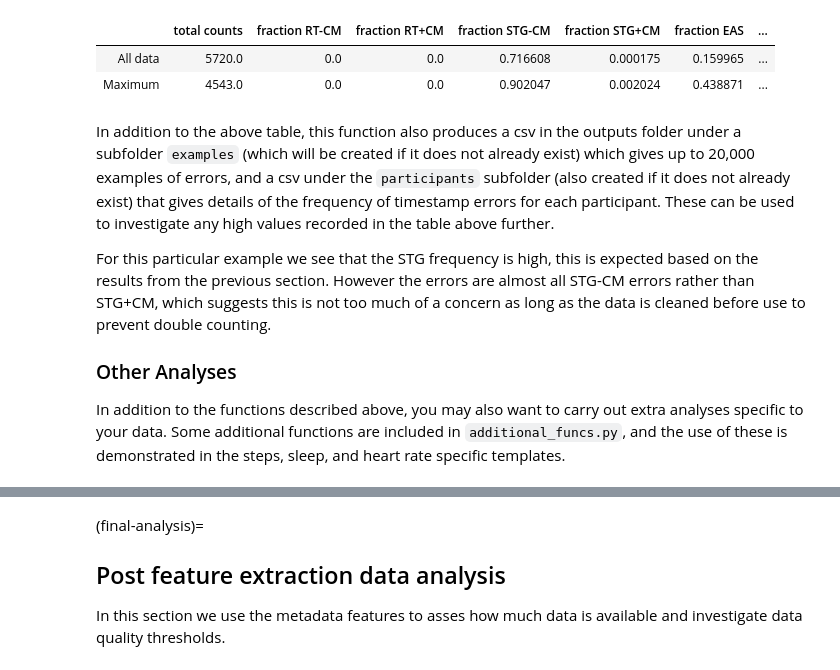
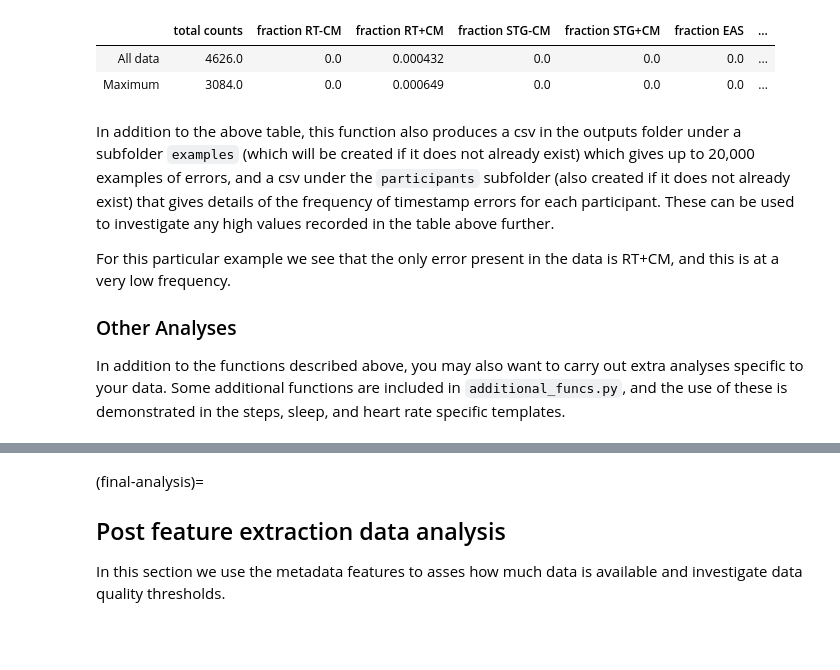
Before and after one commit to MentalHealthMission/data-book, a Jupyter notebook: content/general_template.ipynb, the cells around one changed output, grey strips where cells are left out. Cells and saved outputs as stored; diff of their text form; code cells hidden in the pictures; blank space fills up the shorter version.

```diff
--- a/content/general_template.ipynb
+++ b/content/general_template.ipynb
@@ -93,9 +92,9 @@ folder_path = base_dir / "example_data"
 folder_path_str = str(folder_path) + "/"
 
 # Set input variables
-Folder_structure = 1  # This should be either 1 or 2 (see above)
+Folder_structure = 2  # This should be either 1 or 2 (see above)
 csv_name = (
-    "sensorkit_device_usage"  # The standard name for the csv that contains this data
+    "android_phone_user_interaction"  # The standard name for the csv that contains this data
 )
 site_list = ["test"]  # The names of the subfolders for each site
 input_folder = folder_path_str  # The folder that contains all the site subfolders
@@ -276,44 +252,46 @@ Below is an example of this tool being run for `sensorkit_device_usage`, again u
 # %%
 filter_dictionary = {
     # If you wish to only keep datapoints with certain values on specific rows, edit this
     # dictionary and set filter_dict in the function below to filter_dictionary. The keys
     # here are the names of the columns you want to filter by, and the values are the list
     # of acceptable entries for that column.
-    "value.device": ["iPhone"]
+    "col1": [1, 3, 5],
+    "col2": ["A", "C"],
 }
 
 # Call get_timestamps_errors
 df = timestamps_check.check_timestamp_errors(
     files_list=files_list,
-    EAS_threshold=5,  # The threshold above which that datapoint will be counted as a EAS-OT.
-    timegap_threshold=899,  # The threshold below which a time gap will be counted as a STG
+    EAS_threshold=None,  # The threshold above which that datapoint will be counted as a EAS-OT.
+    timegap_threshold=0.1,  # The threshold below which a time gap will be counted as a STG
     measurement_cols=[
-        "value.totalUnlockDuration"
+        'value.interactionState'
     ],  # A list of all measurement columns to be included.
     timestamp_col="value.time",  # Name of timestamp column
     end_time_col=None,  # We do not have an end time column
-    duration_col="value.duration",  # Name of duration column.
+    duration_col=None,  # Name of duration column.
     convert_to_unix=None,  # The data is already in unix time
-    filter_dict=filter_dictionary,  # We want to filter to just phone datapoints
+    filter_dict=None,  # We want to filter to just phone datapoints
     df_adjustment_args=[None],  # No adjustments necessary for this data type.
-    output_folder="../output/general/time_stamp_check_files",  # A folder where outputs are stored
+    #output_folder="../output/general/time_stamp_check_files",  # A folder where outputs are stored
+    output_folder="Z:/analysis/exploration/Data_analysis_book_output_files/android_phone_user_interaction/",
     site_col="key.projectId",  # The site column
     participant_ID_col="key.userId",  # The participant column
 )
 
 # Show results
 html_table = df.to_html(index=False)
 styled_html = f"<div style='font-size:14px'>{html_table}</div>"
 display(HTML(styled_html))
 # %% [output]
 |  | total counts | fraction RT-CM | fraction RT+CM | fraction STG-CM | fraction STG+CM | fraction EAS | ... |
-| All data | 5720.0 | 0.0 | 0.0 | 0.716608 | 0.000175 | 0.159965 | ... |
-| Maximum | 4543.0 | 0.0 | 0.0 | 0.902047 | 0.002024 | 0.438871 | ... |
+| All data | 4626.0 | 0.0 | 0.000432 | 0.0 | 0.0 | 0.0 | ... |
+| Maximum | 3084.0 | 0.0 | 0.000649 | 0.0 | 0.0 | 0.0 | ... |
 # %% [markdown]
 
 In addition to the above table, this function also produces a csv in the outputs folder under a subfolder `examples` (which will be created if it does not already exist) which gives up to 20,000 examples of errors, and a csv under the `participants` subfolder (also created if it does not already exist) that gives details of the frequency of timestamp errors for each participant. These can be used to investigate any high values recorded in the table above further.
 
-For this particular example we see that the STG frequency is high, this is expected based on the results from the previous section. However the errors are almost all STG-CM errors rather than STG+CM, which suggests this is not too much of a concern as long as the data is cleaned before use to prevent double counting.
+For this particular example we see that the only error present in the data is RT+CM, and this is at a very low frequency.
 
 ### Other Analyses
 
```
Also changed, not shown: parts of 12 cells of this notebook, 4 other files.
